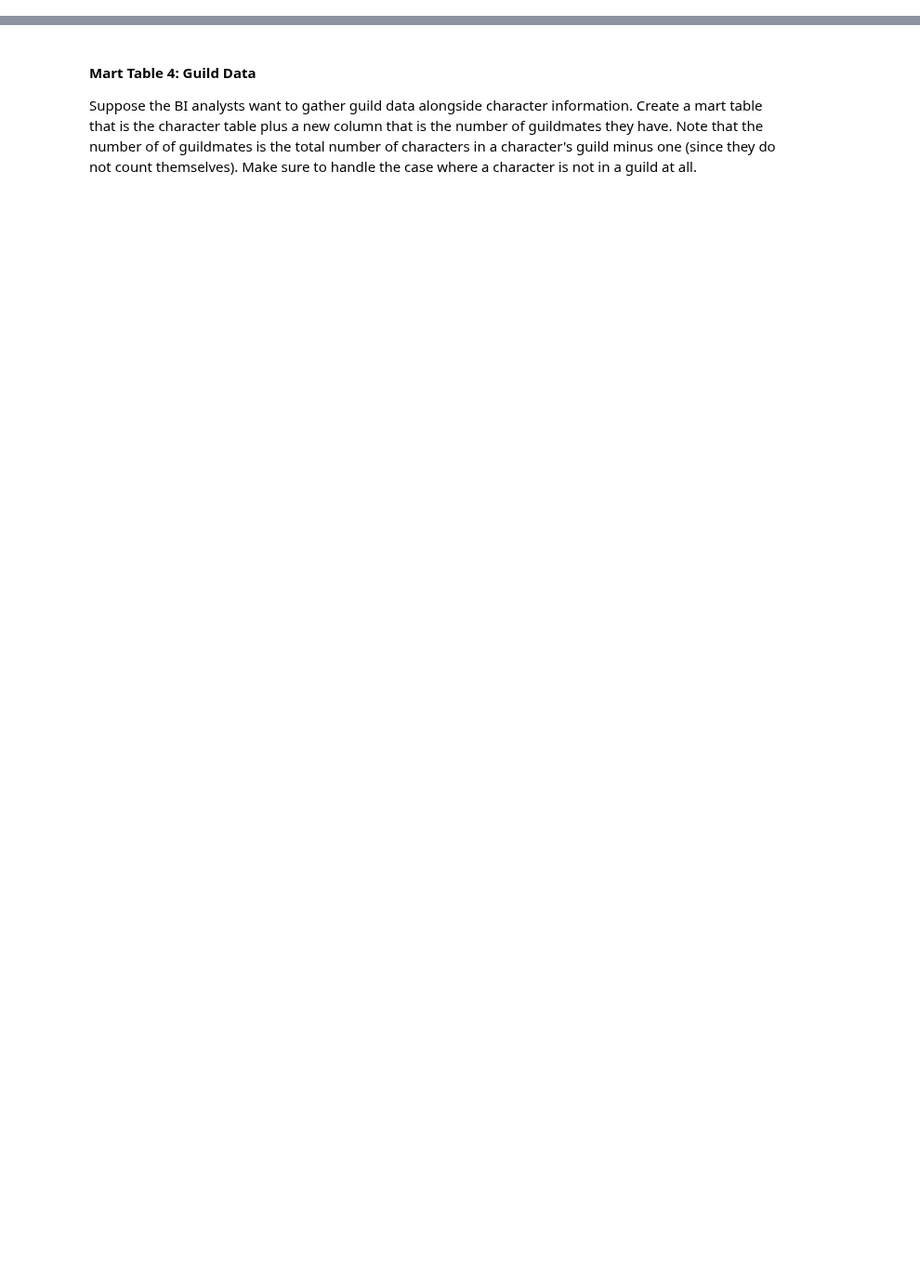
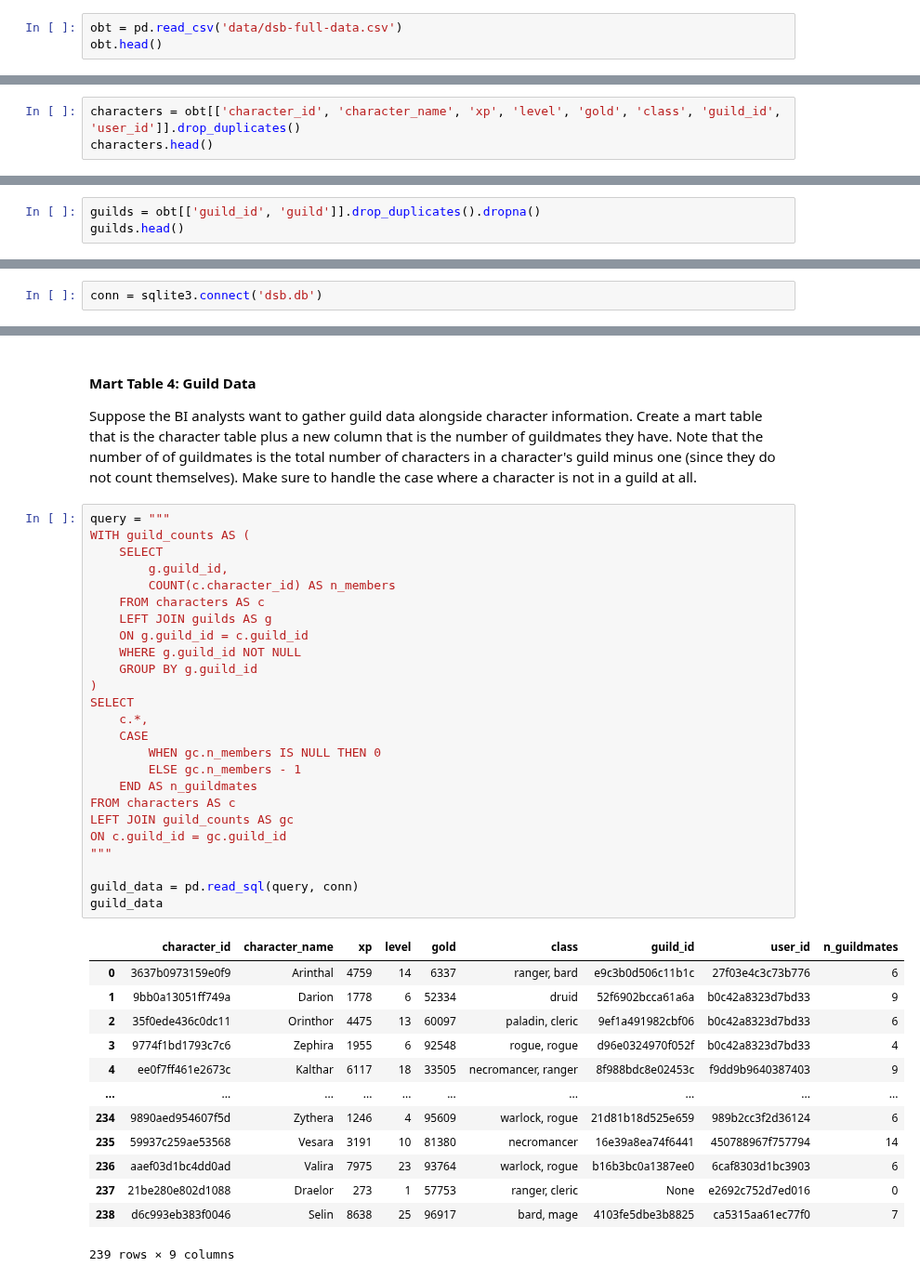
Before and after one commit to ga-curriculum/x-lab-db-design, a Jupyter notebook: lab-solutions.ipynb, the cells around one changed output, grey strips where cells are left out. Shown at 93% size. Saved outputs shown, nothing was run; the diff lists cells and outputs as text; blank space fills up the shorter version.

```diff
--- a/lab-solutions.ipynb
+++ b/lab-solutions.ipynb
@@ -18,3 +21,6 @@ The previous analytics engineer didn't really know what they were doing, so they
 # %% [markdown]
 ### Step 1: Import the table
 The **One Big Table (OBT)** data architecture is a legitimate strategy for some organizations. Ours isn't one of them. Import the table using Pandas now and take a look at it.
+# %%
+obt = pd.read_csv('data/dsb-full-data.csv')
+obt.head()
@@ -36,0 +76,3 @@ _Double Hint:_ In cases where certain entities have no match to another entity,
+# %%
+characters = obt[['character_id', 'character_name', 'xp', 'level', 'gold', 'class', 'guild_id', 'user_id']].drop_duplicates()
+characters.head()
@@ -36,0 +86,3 @@ _Double Hint:_ In cases where certain entities have no match to another entity,
+# %%
+guilds = obt[['guild_id', 'guild']].drop_duplicates().dropna()
+guilds.head()
@@ -53,3 +114,5 @@ PUT ERD RIGHT HERE ^^^
 Using SQLite3, create a file called `dsb.db` and insert all 4 `DataFrames`. Note that you don't need to necessarily go through the `CREATE TABLE ()` steps here since Pandas' `.to_sql()` step handles the hard parts for us, although it doesn't enforce things like keys, schemas, nulls, etc.
 
 _Hint:_ Remember to use `index=False` when writing SQL tables!
+# %%
+conn = sqlite3.connect('dsb.db')
@@ -83,3 +224,42 @@ _Note:_ This one is a little tough! Feel free to use ChatGPT.
 #### Mart Table 4: Guild Data
 
 Suppose the BI analysts want to gather guild data alongside character information. Create a mart table that is the character table plus a new column that is the number of guildmates they have. Note that the number of of guildmates is the total number of characters in a character's guild minus one (since they do not count themselves). Make sure to handle the case where a character is not in a guild at all.
+# %%
+query = """
+WITH guild_counts AS (
+    SELECT
+        g.guild_id,
+        COUNT(c.character_id) AS n_members
+    FROM characters AS c
+    LEFT JOIN guilds AS g
+    ON g.guild_id = c.guild_id
+    WHERE g.guild_id NOT NULL
+    GROUP BY g.guild_id
+)
+SELECT
+    c.*,
+    CASE
+        WHEN gc.n_members IS NULL THEN 0
+        ELSE gc.n_members - 1
+    END AS n_guildmates
+FROM characters AS c
+LEFT JOIN guild_counts AS gc
+ON c.guild_id = gc.guild_id
+"""
+
+guild_data = pd.read_sql(query, conn)
+guild_data
+# %% [output]
+|  | character_id | character_name | xp | level | gold | class | guild_id | user_id | n_guildmates |
+| 0 | 3637b0973159e0f9 | Arinthal | 4759 | 14 | 6337 | ranger, bard | e9c3b0d506c11b1c | 27f03e4c3c73b776 | 6 |
+| 1 | 9bb0a13051ff749a | Darion | 1778 | 6 | 52334 | druid | 52f6902bcca61a6a | b0c42a8323d7bd33 | 9 |
+| 2 | 35f0ede436c0dc11 | Orinthor | 4475 | 13 | 60097 | paladin, cleric | 9ef1a491982cbf06 | b0c42a8323d7bd33 | 6 |
+| 3 | 9774f1bd1793c7c6 | Zephira | 1955 | 6 | 92548 | rogue, rogue | d96e0324970f052f | b0c42a8323d7bd33 | 4 |
+| 4 | ee0f7ff461e2673c | Kalthar | 6117 | 18 | 33505 | necromancer, ranger | 8f988bdc8e02453c | f9dd9b9640387403 | 9 |
+| ... | ... | ... | ... | ... | ... | ... | ... | ... | ... |
+| 234 | 9890aed954607f5d | Zythera | 1246 | 4 | 95609 | warlock, rogue | 21d81b18d525e659 | 989b2cc3f2d36124 | 6 |
+| 235 | 59937c259ae53568 | Vesara | 3191 | 10 | 81380 | necromancer | 16e39a8ea74f6441 | 450788967f757794 | 14 |
+| 236 | aaef03d1bc4dd0ad | Valira | 7975 | 23 | 93764 | warlock, rogue | b16b3bc0a1387ee0 | 6caf8303d1bc3903 | 6 |
+| 237 | 21be280e802d1088 | Draelor | 273 | 1 | 57753 | ranger, cleric | None | e2692c752d7ed016 | 0 |
+| 238 | d6c993eb383f0046 | Selin | 8638 | 25 | 96917 | bard, mage | 4103fe5dbe3b8825 | ca5315aa61ec77f0 | 7 |
+239 rows × 9 columns
```
Also changed, not shown: parts of 12 cells of this notebook, 2 other files.
